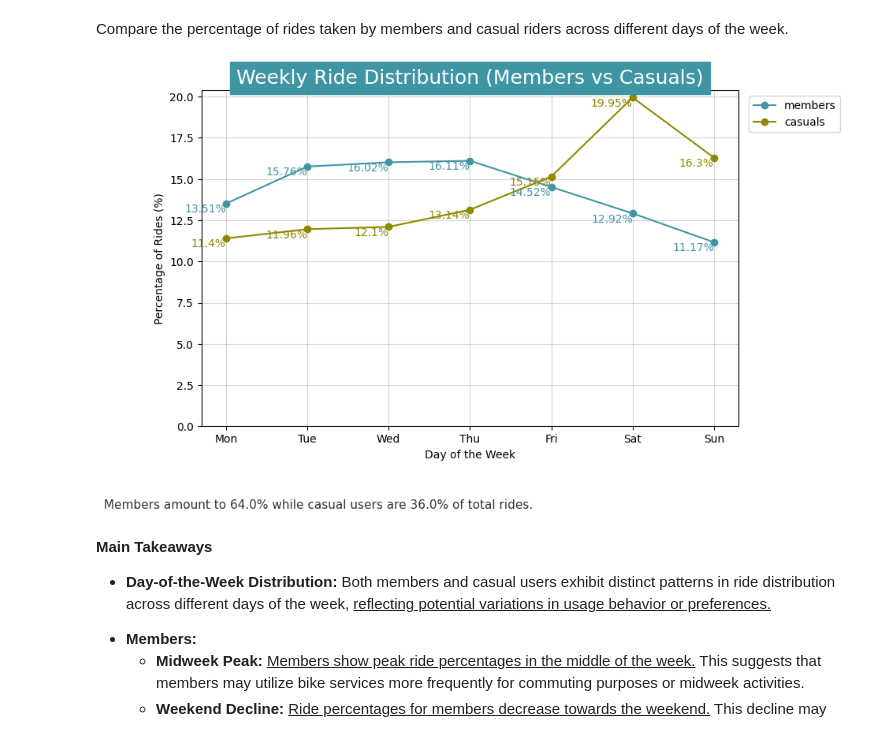
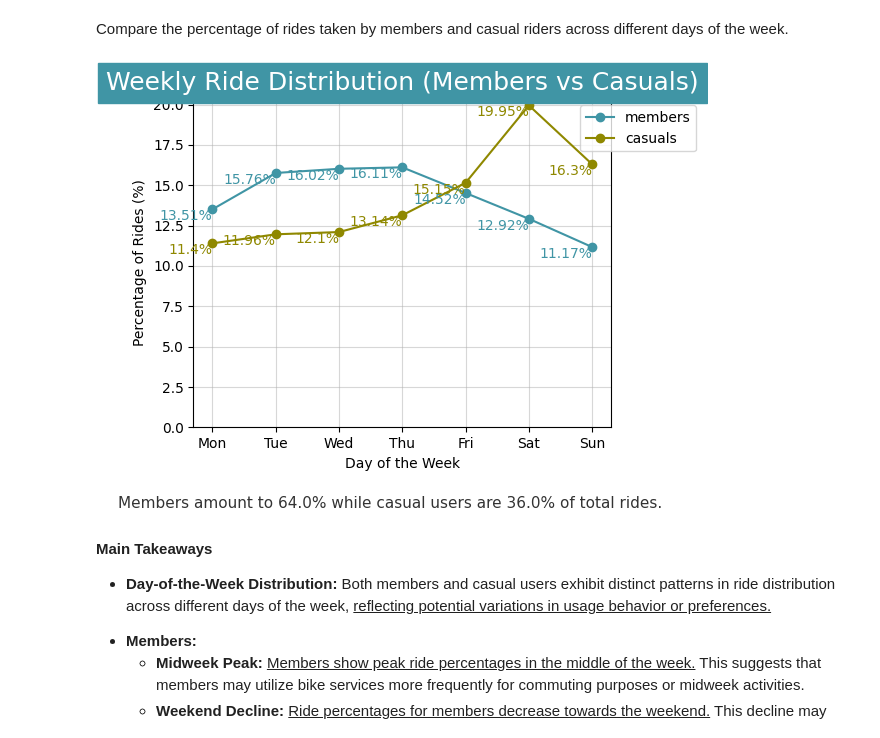
Before and after one commit to D-Danos/Cyclistic-Bike-Share-Data-Analysis-Case-Study, a Jupyter notebook: Python_Cyclistic_bike-share_data_analysis.ipynb, the cells around one changed output. Saved outputs shown, nothing was run; the diff lists cells and outputs as text; code cells hidden in the pictures.

```diff
--- a/Python_Cyclistic_bike-share_data_analysis.ipynb
+++ b/Python_Cyclistic_bike-share_data_analysis.ipynb
@@ -410,7 +410,7 @@ freq                   1
 # %%
 # Image - Plot save
 # If you run the code with image_save=False, it doesn't save the images. If set to True then saves them on the directory of the running .ipynb file
-image_save=False
+image_save=True
 # %% [markdown]
 ### 3.2.1 About Number of Rides <a id="about-number-of-rides"></a>
 ---
@@ -491,41 +491,40 @@ casual_percentages = round(casual_counts / casual_counts.sum()* 100, 2)
 
 # Preset for plot:
 color = ['#4095A5', '#8F8800']
-plt.figure(figsize=(10, 6))  # Set the figure size
+#plt.figure(figsize=(10, 6))  # Set the figure size
 
 # Plot:
 plt.plot(grouped_day_of_the_week.loc['member'].index, member_percentages.values,
          color=color[0],marker='o',label='members')
 plt.plot(grouped_day_of_the_week.loc['casual'].index, casual_percentages.values,
          color=color[1],marker='o',label='casuals')
 
 # Annotate values on the graph
 for x, y in zip(grouped_day_of_the_week.loc['member'].index, member_percentages.values):
     plt.text(x, y, f'{y}%', ha='right', va='top', fontsize=10, color=color[0], rotation=0)
 
 for x, y in zip(grouped_day_of_the_week.loc['casual'].index, casual_percentages.values):
     plt.text(x, y, f'{y}%', ha='right', va='top', fontsize=10, color=color[1], rotation=0)
 
 # Display: plot
 plt.title("Weekly Ride Distribution (Members vs Casuals)",
           color='white',backgroundcolor='#4095A5',fontsize=18, ha='center')
 plt.xlabel('Day of the Week')
 plt.ylabel('Percentage of Rides (%)')
 plt.ylim(bottom=0)
 plt.grid(True,alpha=0.5)
-plt.legend(df_graph.index,
-           loc='upper right',bbox_to_anchor=(1.2, 1))
+plt.legend(loc='upper right',bbox_to_anchor=(1.22, 1))
 plt.text(-1.5, -5, f"Members amount to {round(member_counts.sum()/grouped_day_of_the_week.sum()*100,2)}% while casual users are {round(casual_counts.sum()/grouped_day_of_the_week.sum()*100,2)}% of total rides.",
          alpha=0.8,fontsize=11,ha='left', wrap=True)
 plt.tight_layout()
 
 # Save image if set to True
 if image_save==True:
     plt.savefig('Weekly Ride Distribution (Members vs Casuals).png', dpi=300)
 
 plt.show()
 # %% [output]
-[figure, old version]
+[figure, new version]
 # %% [markdown]
 <b>Main Takeaways</b>
 <ul>
```
Also changed, not shown: parts of 10 cells of this notebook, 1 other file.
